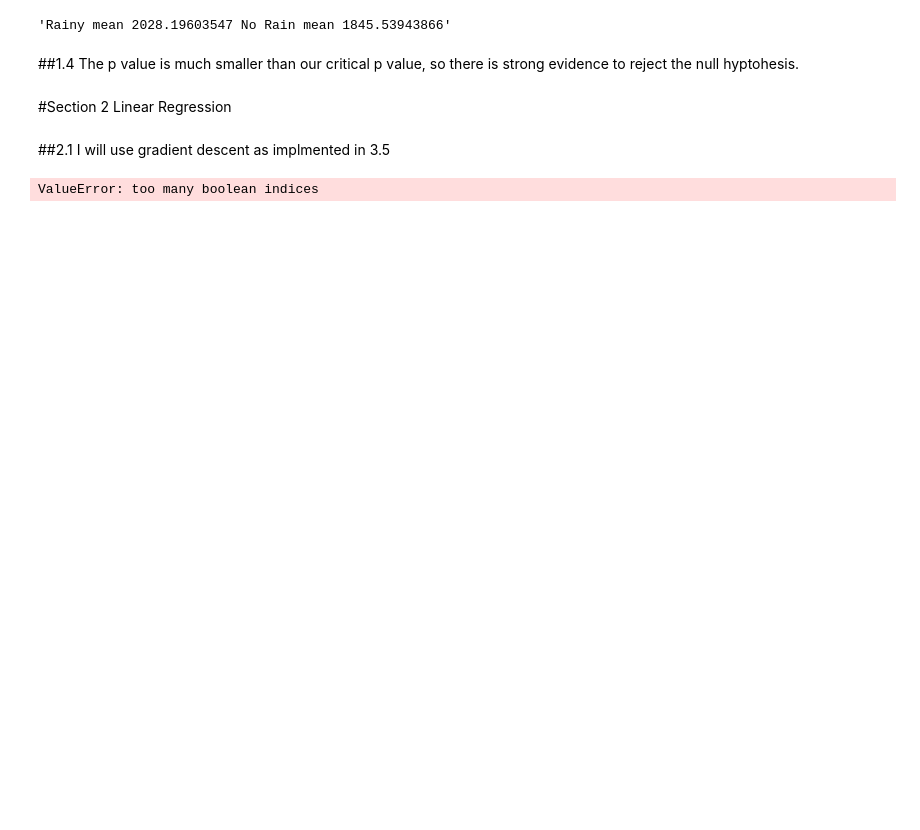
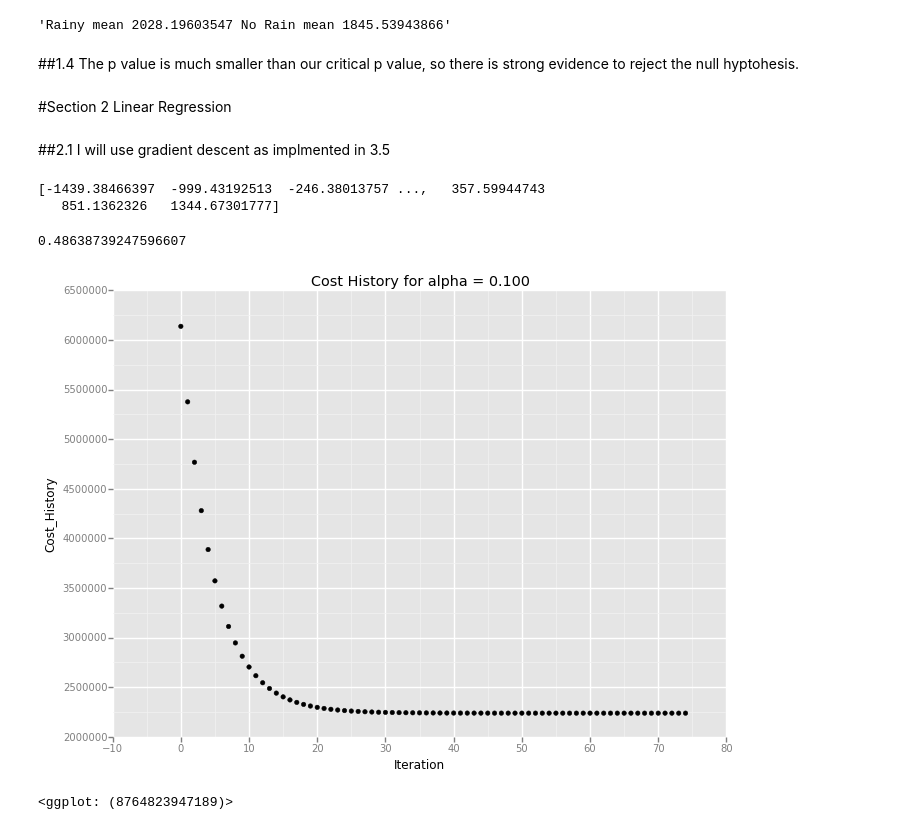
Before and after one commit to TannerBaldus/nyc_subway_analysis, a Jupyter notebook: nyc_subway.ipynb, the cells around one changed output. Drawn from its saved outputs; the diff is of its cells as text; code cells hidden in the pictures; blank space fills up the shorter version.

```diff
--- a/nyc_subway.ipynb
+++ b/nyc_subway.ipynb
@@ -90,4 +89,0 @@ features = ['rain', 'precipi', 'hour', 'meantempi','station', 'day_week']
-# %%
-A,B = predict(df,features)
-# %% [output]
-ValueError: too many boolean indices
@@ -95,0 +90,17 @@ A
+# %%
+numerical_features = ['rain','hour','fog','meantempi']
+categorical_features = ['weekday','UNIT','conds']
+results, thetas, r_squared, plot_data = predict(df,numerical_features,'ENTRIESn_hourly',
+                              categorical_features=categorical_features,plot_data=True)
+# %% [output]
+[-1439.38466397  -999.43192513  -246.38013757 ...,   357.59944743
+   851.1362326   1344.67301777]
+# %%
+r_squared
+# %% [output]
+0.48638739247596607
+# %%
+plot_cost_history(*plot_data)
+# %% [output]
+[figure, added]
+<ggplot: (8764823947189)>
```
Also changed, not shown: parts of 20 cells of this notebook, 1 other file.
